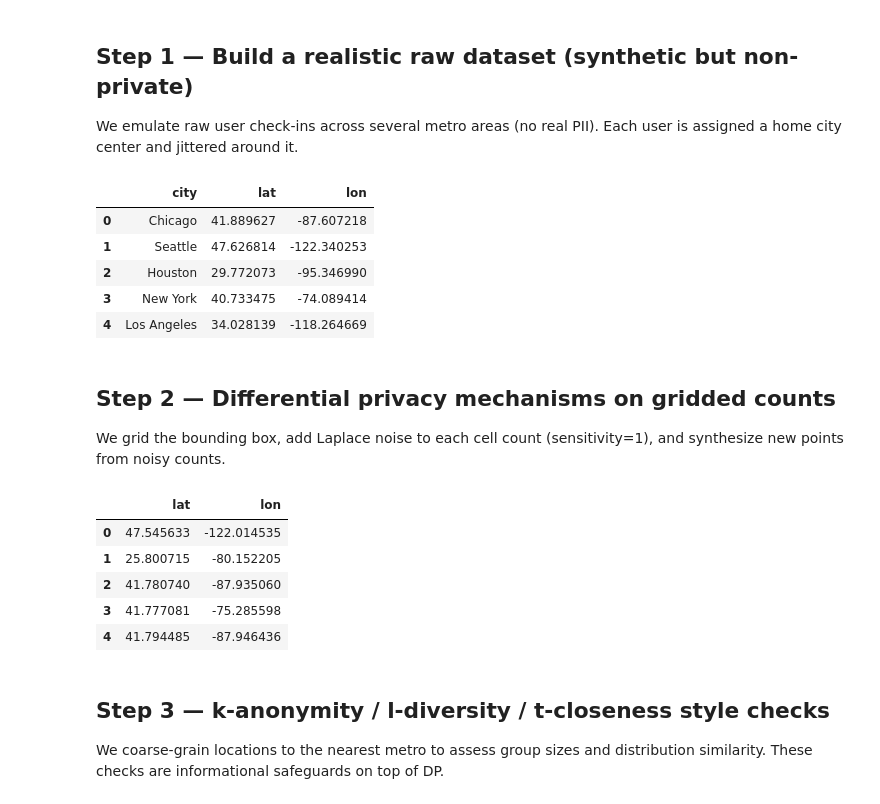
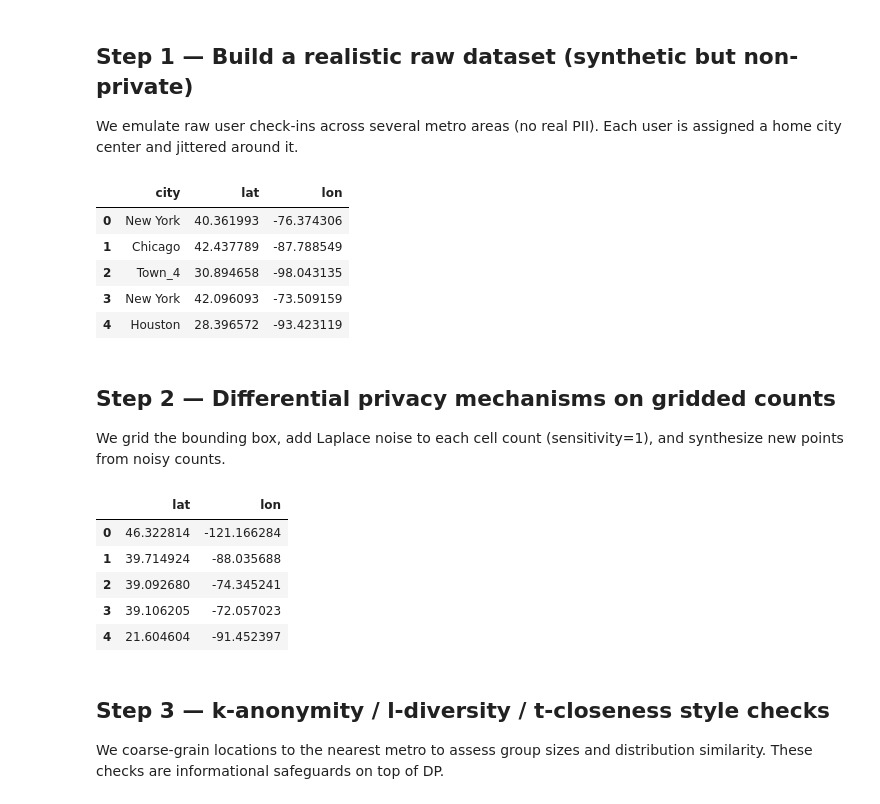
Before and after one commit to brubruh/CS3110_Final_project, a Jupyter notebook: dp_location_privacy.ipynb, the cells around one changed output. Drawn from its saved outputs; the diff is of its cells as text; code cells hidden in the pictures.

```diff
--- a/dp_location_privacy.ipynb
+++ b/dp_location_privacy.ipynb
@@ -52,40 +52,63 @@ We emulate raw user check-ins across several metro areas (no real PII). Each use
 # %%
 # Define metro centers (lat, lon) and relative popularity
 metros = [
     {"city": "New York", "lat": 40.7128, "lon": -74.0060, "weight": 1.0},
     {"city": "Los Angeles", "lat": 34.0522, "lon": -118.2437, "weight": 0.75},
     {"city": "Chicago", "lat": 41.8781, "lon": -87.6298, "weight": 0.55},
     {"city": "Houston", "lat": 29.7604, "lon": -95.3698, "weight": 0.45},
     {"city": "Seattle", "lat": 47.6062, "lon": -122.3321, "weight": 0.35},
     {"city": "Miami", "lat": 25.7617, "lon": -80.1918, "weight": 0.30}
 ]
 
 def km_to_deg(km: float) -> float:
     # Approx conversion at mid-latitudes (rough but fine for synthetic data)
     return km / 111.0
 
-def generate_raw_locations(n_users: int = 5000) -> pd.DataFrame:
-    weights = np.array([m["weight"] for m in metros], dtype=float)
+def generate_raw_locations(n_users: int = 5000, n_towns: int = 8) -> pd.DataFrame:
+    # Random small-town centers sprinkled in the bounding box
+    lat_vals = [m["lat"] for m in metros]
+    lon_vals = [m["lon"] for m in metros]
+    lat_min_box, lat_max_box = min(lat_vals) - 1.5, max(lat_vals) + 1.5
+    lon_min_box, lon_max_box = min(lon_vals) - 1.5, max(lon_vals) + 1.5
+
+    towns = []
+    for i in range(n_towns):
+        towns.append({
+            "city": f"Town_{i}",
+            "lat": np.random.uniform(lat_min_box, lat_max_box),
+            "lon": np.random.uniform(lon_min_box, lon_max_box),
+            "weight": 0.08  # light population mass per town
+        })
+
+    centers = metros + towns
+
+    weights = np.array([c["weight"] for c in centers], dtype=float)
     weights /= weights.sum()
-    city_choices = rng.choice(len(metros), size=n_users, p=weights)
+    choices = np.random.choice(len(centers), size=n_users, p=weights)
+
     records = []
-    for idx in city_choices:
-        m = metros[idx]
-        # Local jitter: normal noise around city center (roughly ~3km std dev)
-        lat = rng.normal(m["lat"], km_to_deg(3.0))
-        lon = rng.normal(m["lon"], km_to_deg(3.0))
-        records.append({"city": m["city"], "lat": lat, "lon": lon})
+    base_std_km = 150.0       # wider local scatter for metros
+    town_std_km = 100.0        # tighter scatter for small towns
+    drift_km = 5.0            # additional broader drift
+
+    for idx in choices:
+        c = centers[idx]
+        std_km = town_std_km if c["city"].startswith("Town_") else base_std_km
+        lat = c["lat"] + np.random.standard_normal() * km_to_deg(std_km) + np.random.laplace(0, km_to_deg(drift_km))
+        lon = c["lon"] + np.random.standard_normal() * km_to_deg(std_km) + np.random.laplace(0, km_to_deg(drift_km))
+        records.append({"city": c["city"], "lat": lat, "lon": lon})
+
     return pd.DataFrame(records)
 
 raw_df = generate_raw_locations()
 raw_df.head()
 # %% [output]
 |  | city | lat | lon |
-| 0 | Chicago | 41.889627 | -87.607218 |
-| 1 | Seattle | 47.626814 | -122.340253 |
-| 2 | Houston | 29.772073 | -95.346990 |
-| 3 | New York | 40.733475 | -74.089414 |
-| 4 | Los Angeles | 34.028139 | -118.264669 |
+| 0 | New York | 40.361993 | -76.374306 |
+| 1 | Chicago | 42.437789 | -87.788549 |
+| 2 | Town_4 | 30.894658 | -98.043135 |
+| 3 | New York | 42.096093 | -73.509159 |
+| 4 | Houston | 28.396572 | -93.423119 |
 # %% [markdown]
 ## Step 2 — Differential privacy mechanisms on gridded counts
 We grid the bounding box, add Laplace noise to each cell count (sensitivity=1), and synthesize new points from noisy counts.
@@ -95,7 +118,7 @@ lat_min, lat_max = raw_df.lat.min() - km_to_deg(10), raw_df.lat.max() + km_to_de
 lon_min, lon_max = raw_df.lon.min() - km_to_deg(10), raw_df.lon.max() + km_to_deg(10)
 
 def laplace_noise(scale: float, size) -> np.ndarray:
-    return rng.laplace(0.0, scale, size=size)
+    return np.random.laplace(0.0, scale, size=size)
 
 def to_grid_indices(lat, lon, grid_size):
     lat_idx = np.clip(((lat - lat_min) / (lat_max - lat_min) * grid_size).astype(int), 0, grid_size - 1)
@@ -119,7 +142,7 @@ def dp_grid_counts(df: pd.DataFrame, grid_size: int, epsilon: float) -> np.ndarr
 def sample_from_grid(noisy_counts: np.ndarray, n: int) -> tuple:
     flat = noisy_counts.flatten().astype(float)
     probs = flat / flat.sum()
-    chosen = rng.choice(len(flat), size=n, p=probs)
+    chosen = np.random.choice(len(flat), size=n, p=probs)
     lat_idx = chosen // noisy_counts.shape[1]
     lon_idx = chosen % noisy_counts.shape[1]
     return lat_idx, lon_idx
@@ -131,7 +154,7 @@ def cell_center(lat_idx, lon_idx, grid_size):
 
 def jitter_point(lat_center, lon_center, std_km):
     std_deg = km_to_deg(std_km)
-    return rng.normal(lat_center, std_deg), rng.normal(lon_center, std_deg)
+    return lat_center + np.random.standard_normal() * std_deg, lon_center + np.random.standard_normal() * std_deg
 
 def generate_dp_synthetic(df: pd.DataFrame, cfg: DPConfig) -> pd.DataFrame:
     noisy_counts = dp_grid_counts(df, cfg.grid_size, cfg.epsilon_counts)
@@ -148,11 +171,11 @@ syn_df = generate_dp_synthetic(raw_df, config)
 syn_df.head()
 # %% [output]
 |  | lat | lon |
-| 0 | 47.545633 | -122.014535 |
-| 1 | 25.800715 | -80.152205 |
-| 2 | 41.780740 | -87.935060 |
-| 3 | 41.777081 | -75.285598 |
-| 4 | 41.794485 | -87.946436 |
+| 0 | 46.322814 | -121.166284 |
+| 1 | 39.714924 | -88.035688 |
+| 2 | 39.092680 | -74.345241 |
+| 3 | 39.106205 | -72.057023 |
+| 4 | 21.604604 | -91.452397 |
 # %% [markdown]
 ## Step 3 — k-anonymity / l-diversity / t-closeness style checks
 We coarse-grain locations to the nearest metro to assess group sizes and distribution similarity. These checks are informational safeguards on top of DP.
```
Also changed, not shown: parts of 5 cells of this notebook.
